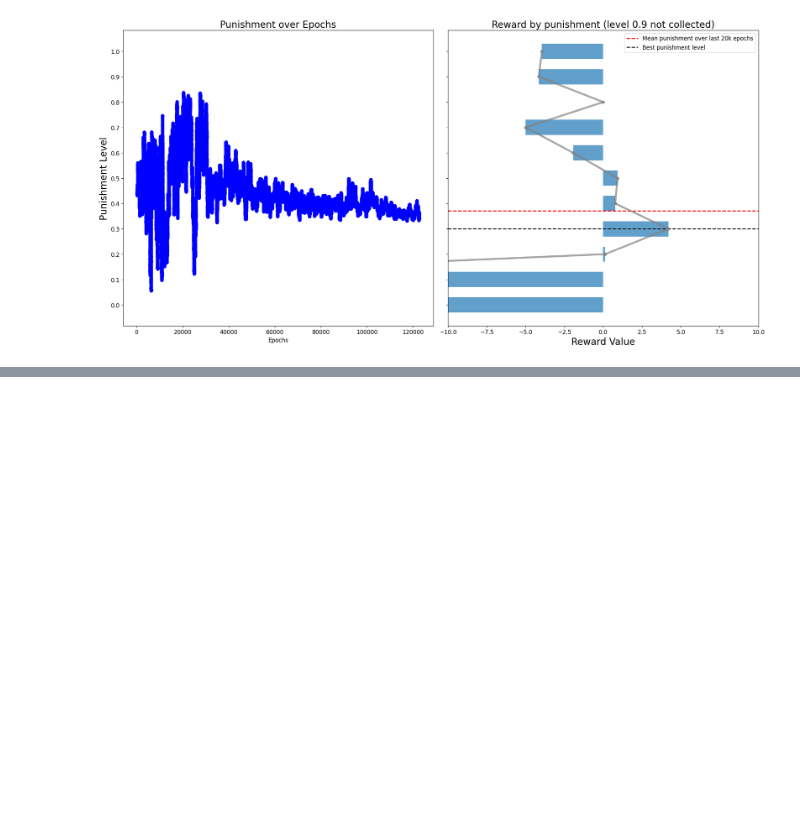
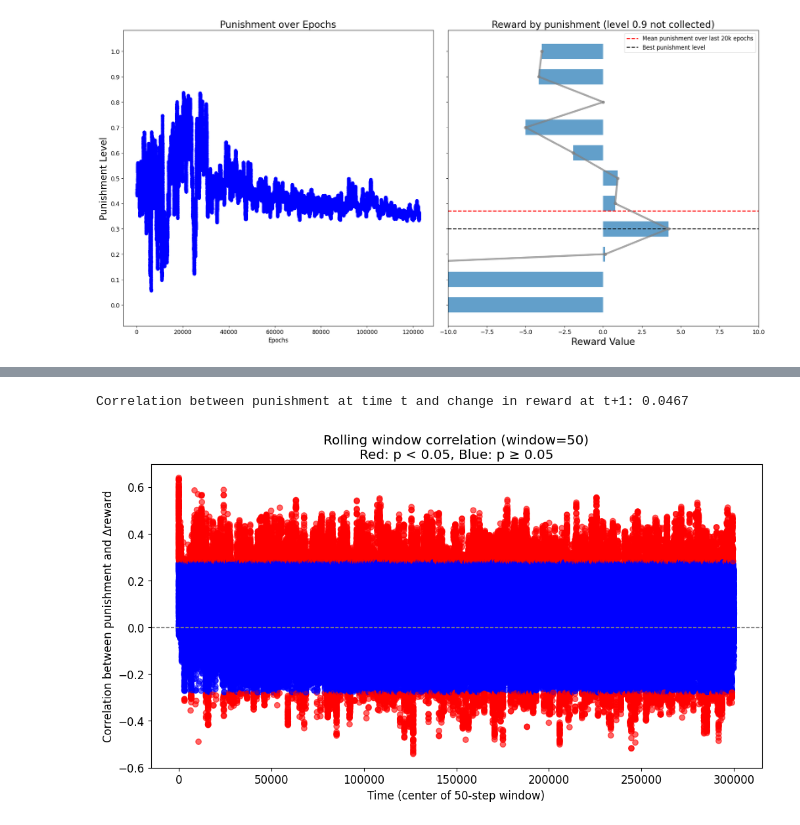
Before and after one commit to social-ai-uoft/sorrel, a Jupyter notebook: sorrel/examples/state_punishment/analysis/analysis.ipynb, the cells around one changed output, grey strips where cells are left out. Cells and saved outputs as stored; diff of their text form; code cells hidden in the pictures; blank space fills up the shorter version.

```diff
--- a/sorrel/examples/state_punishment/analysis/analysis.ipynb
+++ b/sorrel/examples/state_punishment/analysis/analysis.ipynb
@@ -624,0 +759,51 @@ plt.plot(punishment_levels.rolling(window=100).mean())
+# %%
+# calculate the correlation between the punishment at time t and the change of reward at time t+1
+
+import numpy as np
+import pandas as pd
+
+# Load punishment levels and rewards
+punishment_levels = pd.read_csv('res/runs_p48_a2_deterministic/collective_harm_state_punishment_respawn_0.005_vision_4_map_10_composite_views_False_multi_env_True__2agents_20250923-143956/Global_average_punishment_level_data.csv')['Value']
+# punishment_levels = punishment_levels.rolling(window=2000).mean()
+# punishment_levels = punishment_levels.dropna()
+# For reward, we need a time series matching the epochs of punishment_levels
+# we will use the same reward time series as above
+reward_series = pd.read_csv('res/runs_p48_a2_deterministic/collective_harm_state_punishment_respawn_0.005_vision_4_map_10_composite_views_False_multi_env_True__2agents_20250923-143956/Mean_mean_individual_score_data.csv')['Value']
+# reward_series = reward_series.rolling(window=2000).mean()
+# reward_series = reward_series.dropna()
+
+
+# Calculate the change in reward at t+1
+
+reward_diff = reward_series.values[2:] - reward_series.values[:-2]
+
+# Truncate to the same length
+min_len = min(len(punishment_levels), len(reward_diff))
+punishment_levels = punishment_levels[:min_len]
+reward_diff = reward_diff[:min_len]
+
+# Calculate correlation
+correlation = np.corrcoef(punishment_levels, reward_diff)[0, 1]
+print(f"Correlation between punishment at time t and change in reward at t+1: {correlation:.4f}")
+
+
+window_size = 50
+# For plotting, align the x-axis to the center of each window
+corrs, pvals, prop = rolling_window_correlation(punishment_levels, reward_diff, window_size)
+
+x = np.arange(len(corrs)) + window_size // 2
+
+plt.figure(figsize=(12,6))
+# Color by p-value: red if p < 0.05, blue otherwise
+colors = np.where(pvals < 0.05, 'red', 'blue')
+# red if -1, blue if 1, otherwise gray
+# colors = np.where(prop == -1, 'red', np.where(prop == 1, 'blue', 'gray'))
+plt.scatter(x, corrs, c=colors, alpha=0.6, label='Rolling correlation')
+plt.axhline(0, color='gray', linestyle='--', linewidth=1)
+plt.xlabel(f"Time (center of {window_size}-step window)")
+plt.ylabel("Correlation between punishment and Δreward")
+plt.title(f"Rolling window correlation (window={window_size})\nRed: p < 0.05, Blue: p ≥ 0.05")
+plt.show()
+# %% [output]
+Correlation between punishment at time t and change in reward at t+1: 0.0467
+[figure, added]
```
Also changed, not shown: parts of 9 cells of this notebook, 4 other files.
